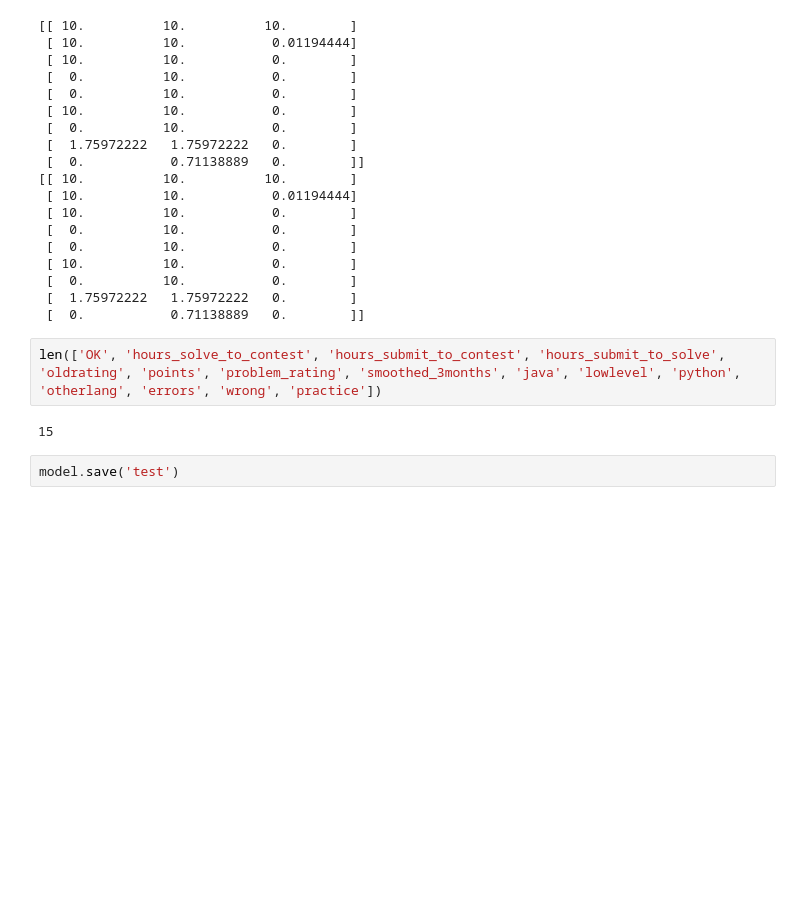
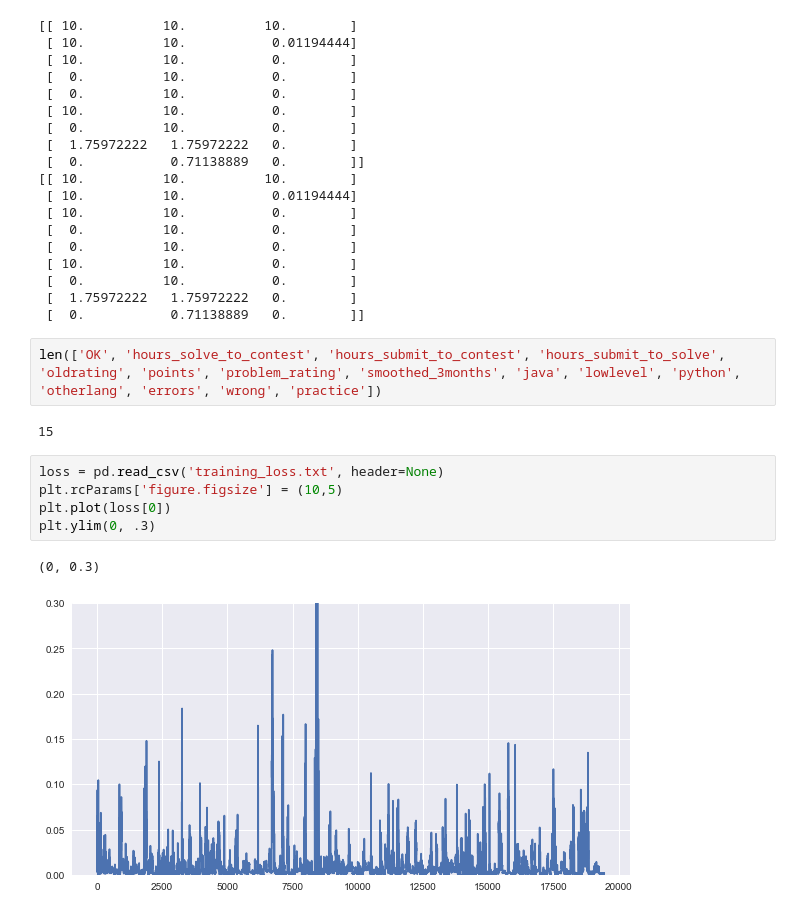
Before and after one commit to yjiao/codeforces_predict, a Jupyter notebook: keras_v2.ipynb, the cells around one changed output. Cells and saved outputs as stored; diff of their text form; blank space fills up the shorter version.

```diff
--- a/keras_v2.ipynb
+++ b/keras_v2.ipynb
@@ -298,5 +300,11 @@ print np.clip(X[0][4][1:10, idx], 0, maxtime)
 len(['OK', 'hours_solve_to_contest', 'hours_submit_to_contest', 'hours_submit_to_solve', 'oldrating', 'points', 'problem_rating', 'smoothed_3months', 'java', 'lowlevel', 'python', 'otherlang', 'errors', 'wrong', 'practice'])
 # %% [output]
 15
-# %%
-model.save('test')
+# %%
+loss = pd.read_csv('training_loss.txt', header=None)
+plt.rcParams['figure.figsize'] = (10,5)
+plt.plot(loss[0])
+plt.ylim(0, .3)
+# %% [output]
+(0, 0.3)
+[figure, added]
```
Also changed, not shown: parts of 6 cells of this notebook, 2 other files.
